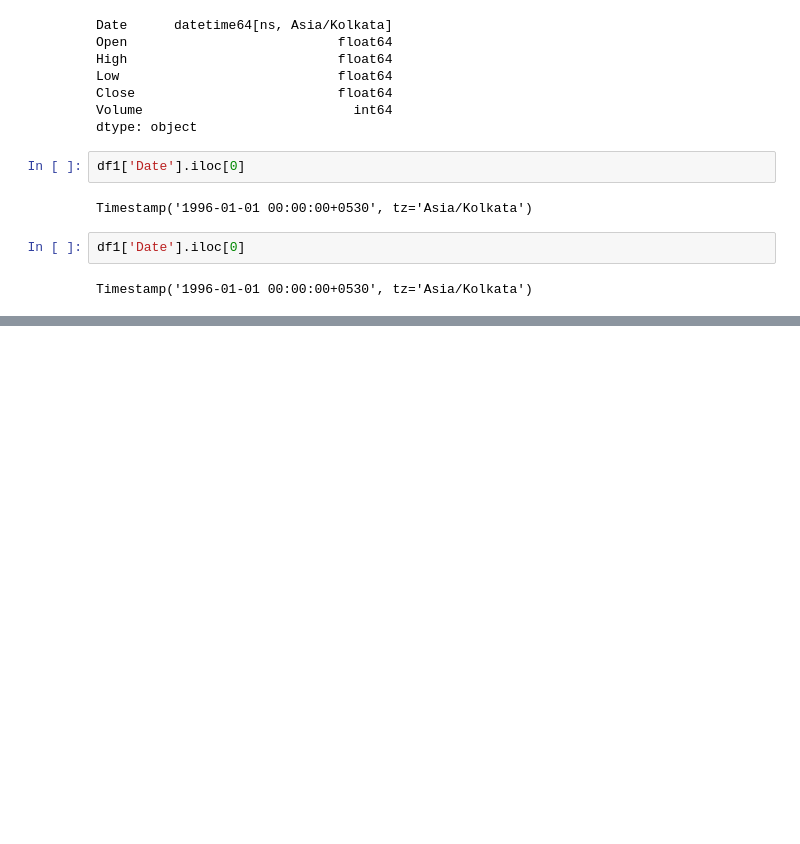
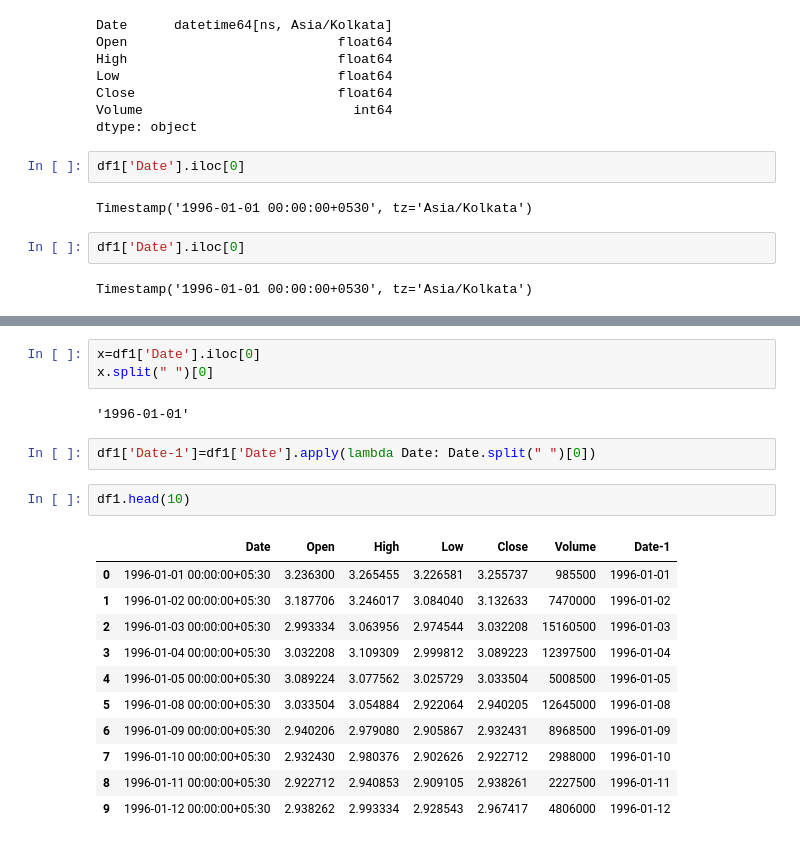
Before and after one commit to ramachandramerla/Stock-Analysis, a Jupyter notebook: finance.ipynb, the cells around one changed output, grey strips where cells are left out. Cells and saved outputs as stored; diff of their text form; blank space fills up the shorter version.

```diff
--- a/finance.ipynb
+++ b/finance.ipynb
@@ -140,0 +160,21 @@ Timestamp('1996-01-01 00:00:00+0530', tz='Asia/Kolkata')
+# %%
+x=df1['Date'].iloc[0]
+x.split(" ")[0]
+# %% [output]
+'1996-01-01'
+# %%
+df1['Date-1']=df1['Date'].apply(lambda Date: Date.split(" ")[0])
+# %%
+df1.head(10)
+# %% [output]
+|  | Date | Open | High | Low | Close | Volume | Date-1 |
+| 0 | 1996-01-01 00:00:00+05:30 | 3.236300 | 3.265455 | 3.226581 | 3.255737 | 985500 | 1996-01-01 |
+| 1 | 1996-01-02 00:00:00+05:30 | 3.187706 | 3.246017 | 3.084040 | 3.132633 | 7470000 | 1996-01-02 |
+| 2 | 1996-01-03 00:00:00+05:30 | 2.993334 | 3.063956 | 2.974544 | 3.032208 | 15160500 | 1996-01-03 |
+| 3 | 1996-01-04 00:00:00+05:30 | 3.032208 | 3.109309 | 2.999812 | 3.089223 | 12397500 | 1996-01-04 |
+| 4 | 1996-01-05 00:00:00+05:30 | 3.089224 | 3.077562 | 3.025729 | 3.033504 | 5008500 | 1996-01-05 |
+| 5 | 1996-01-08 00:00:00+05:30 | 3.033504 | 3.054884 | 2.922064 | 2.940205 | 12645000 | 1996-01-08 |
+| 6 | 1996-01-09 00:00:00+05:30 | 2.940206 | 2.979080 | 2.905867 | 2.932431 | 8968500 | 1996-01-09 |
+| 7 | 1996-01-10 00:00:00+05:30 | 2.932430 | 2.980376 | 2.902626 | 2.922712 | 2988000 | 1996-01-10 |
+| 8 | 1996-01-11 00:00:00+05:30 | 2.922712 | 2.940853 | 2.909105 | 2.938261 | 2227500 | 1996-01-11 |
+| 9 | 1996-01-12 00:00:00+05:30 | 2.938262 | 2.993334 | 2.928543 | 2.967417 | 4806000 | 1996-01-12 |
```
Also changed, not shown: parts of 12 cells of this notebook.
